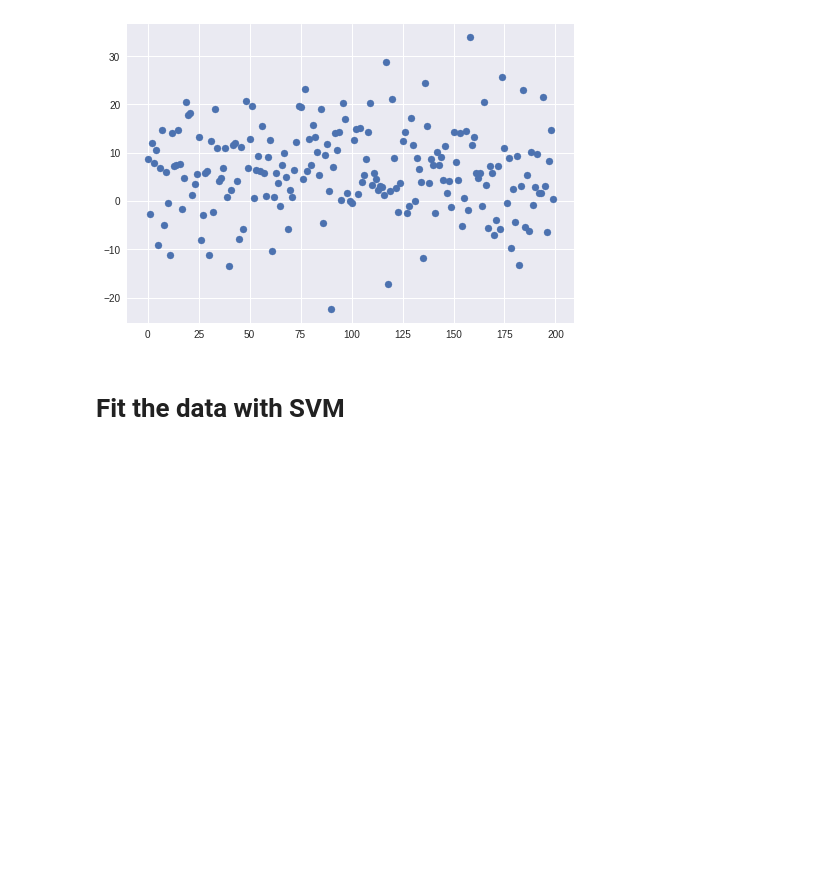
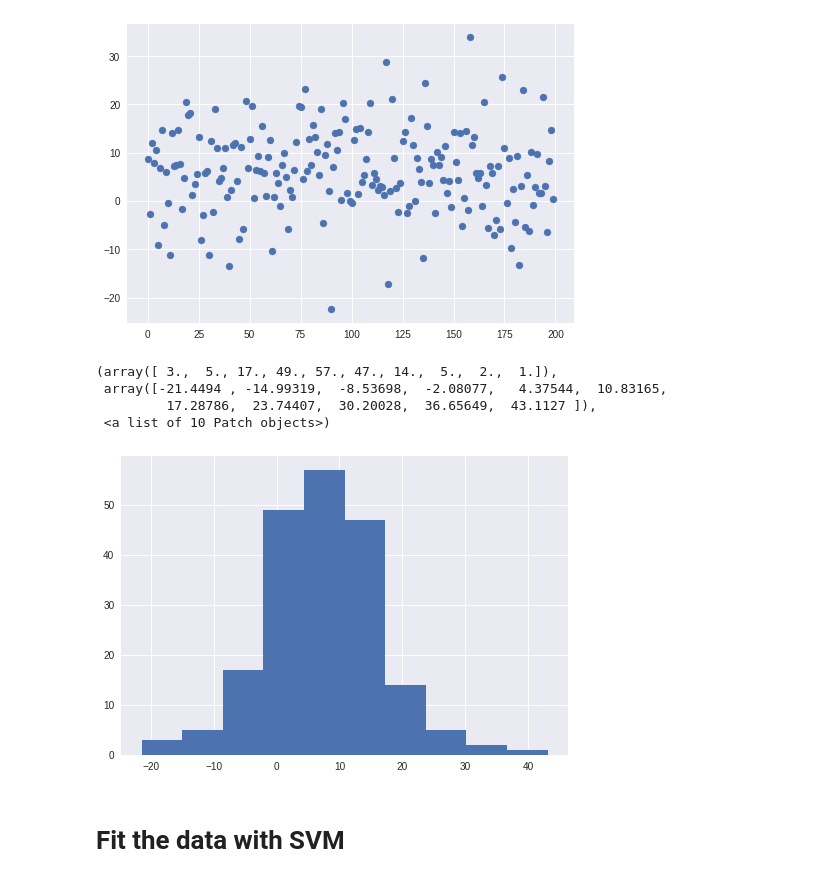
Before and after one commit to AstroBoy1/santander, a Jupyter notebook: xgboost_santander.ipynb, the cells around one changed output. Drawn from its saved outputs; the diff is of its cells as text; code cells hidden in the pictures; blank space fills up the shorter version.

```diff
--- a/xgboost_santander.ipynb
+++ b/xgboost_santander.ipynb
@@ -196,6 +198,14 @@ plt.scatter(list(range(200)), train_data_x[2])
 [figure]
 [figure]
 [figure]
+# %%
+plt.hist(train_data_x[0])
+# %% [output]
+(array([ 3.,  5., 17., 49., 57., 47., 14.,  5.,  2.,  1.]),
+ array([-21.4494 , -14.99319,  -8.53698,  -2.08077,   4.37544,  10.83165,
+         17.28786,  23.74407,  30.20028,  36.65649,  43.1127 ]),
+ <a list of 10 Patch objects>)
+[figure, added]
 # %% [markdown]
 # Fit the data with SVM
 # %%
```
Also changed, not shown: parts of 12 cells of this notebook.
